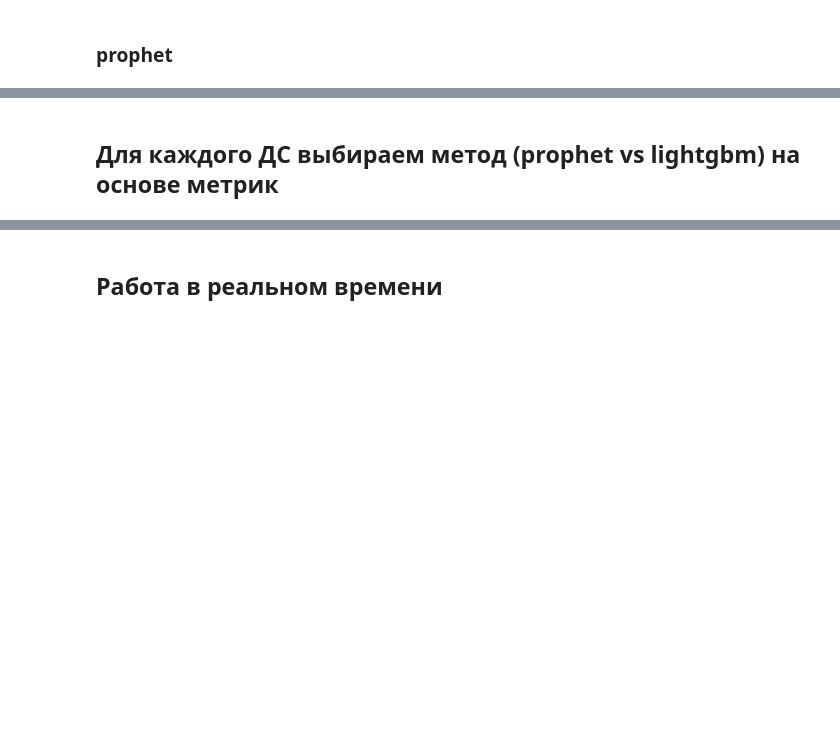
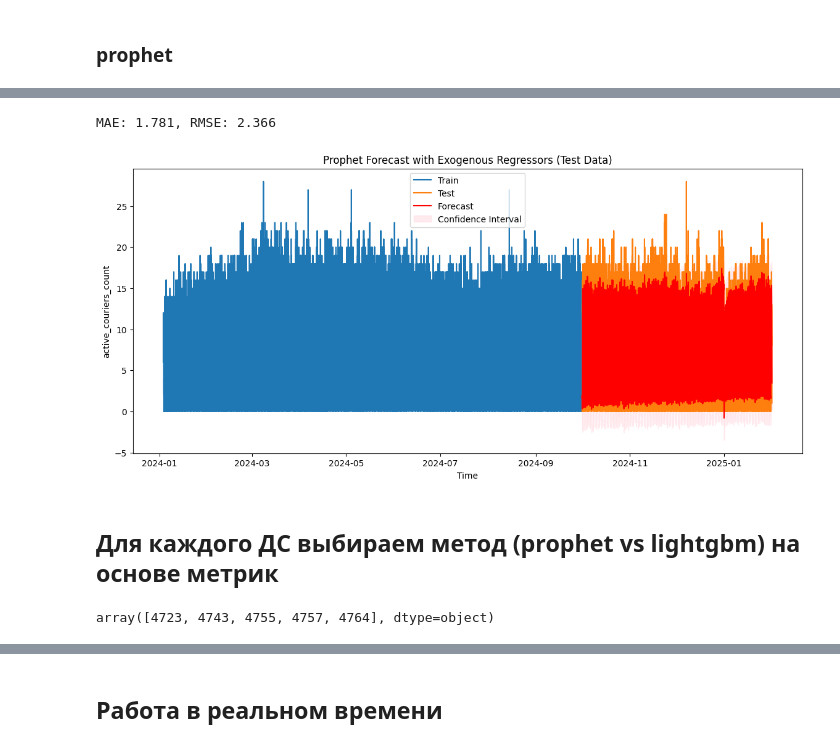
Before and after one commit to shkurtajadela/couriers, a Jupyter notebook: regression.ipynb, the cells around one changed output, grey strips where cells are left out. Saved outputs shown, nothing was run; the diff lists cells and outputs as text; code cells hidden in the pictures; blank space fills up the shorter version.

```diff
--- a/regression.ipynb
+++ b/regression.ipynb
@@ -718,0 +693,13 @@ MAE: 1.292, RMSE: 1.717
+# %%
+exog_features = ['hour', 'minute', 'dayofweek', 'hour_sin',
+                 'lag_three_hours', 'lag_4', 'rolling_mean_1h', 'rolling_std_1h',
+                 'rolling_mean_3h', 'rolling_std_3h']
+
+df_n_prophet = df_n.copy()
+df_n_prophet = add_features(df_n_prophet)
+df_n_prophet = df_n_prophet.dropna()
+split_date = '2024-10-01'
+
+model_prophet, actual, yhat, mae, rmse  = train_prophet_model_with_exog(df_n_prophet, 'active_couriers_count', split_date,
+                                                           extra_regressors=exog_features, plot=True)
+# %% [output]
@@ -719,3 +708,11 @@ MAE: 1.292, RMSE: 1.717
+MAE: 1.781, RMSE: 2.366
+[figure, added]
 # %% [markdown]
 ## Для каждого ДС выбираем метод (prophet vs lightgbm) на основе метрик
+# %%
+unique_N = df['N'].unique()
+unique_N = unique_N[:5]
+unique_N
+# %% [output]
+array([4723, 4743, 4755, 4757, 4764], dtype=object)
 # %%
```
Also changed, not shown: parts of 13 cells of this notebook, 9 other files.
